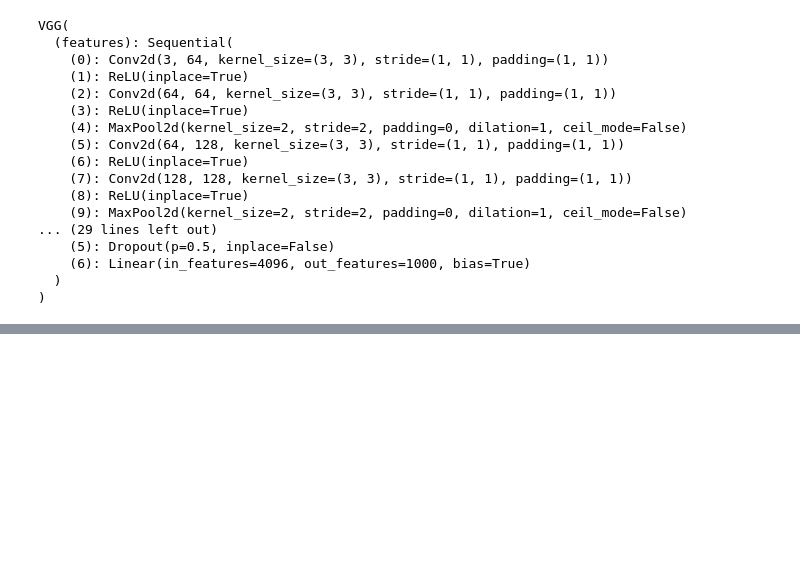
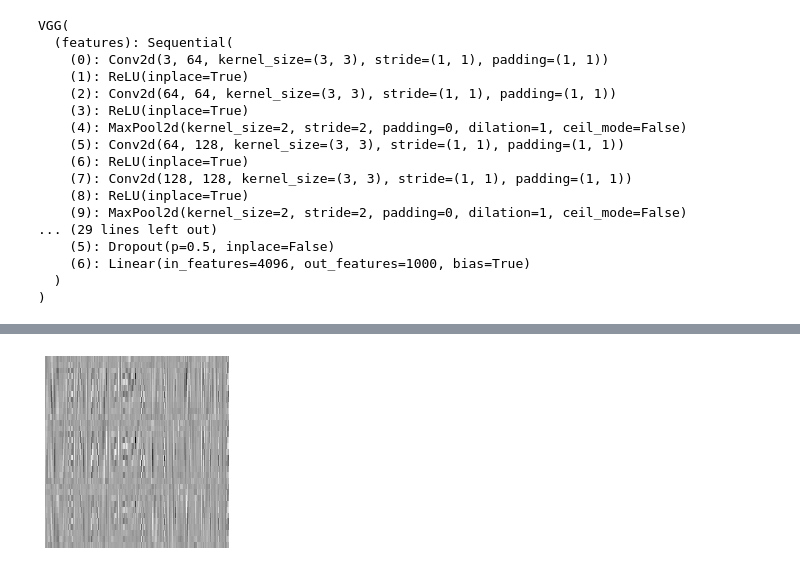
Before and after one commit to aborundiya/CNN, a Jupyter notebook: CNN_Visualization.ipynb, the cells around one changed output, grey strips where cells are left out. Cells and saved outputs as stored; diff of their text form; code cells hidden in the pictures; blank space fills up the shorter version.

```diff
--- a/CNN_Visualization.ipynb
+++ b/CNN_Visualization.ipynb
@@ -158,0 +256,4 @@ imgplot = sns.heatmap(heatmap,xticklabels=False, yticklabels=False, vmax=prob_no
+# %%
+plot_weights(alexnet,0,single_channel=True, collated=True )
+# %% [output]
+[figure, added]
```
Also changed, not shown: parts of 12 cells of this notebook.
